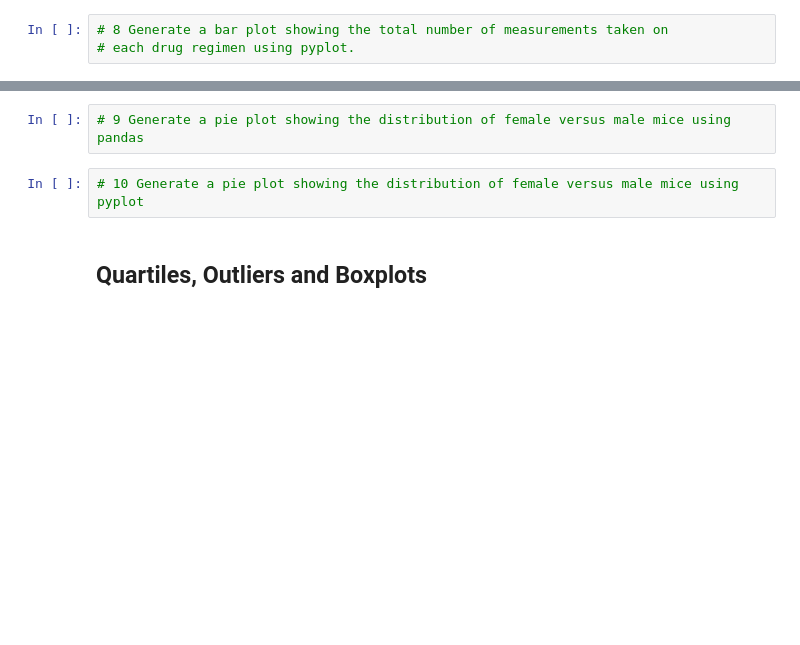
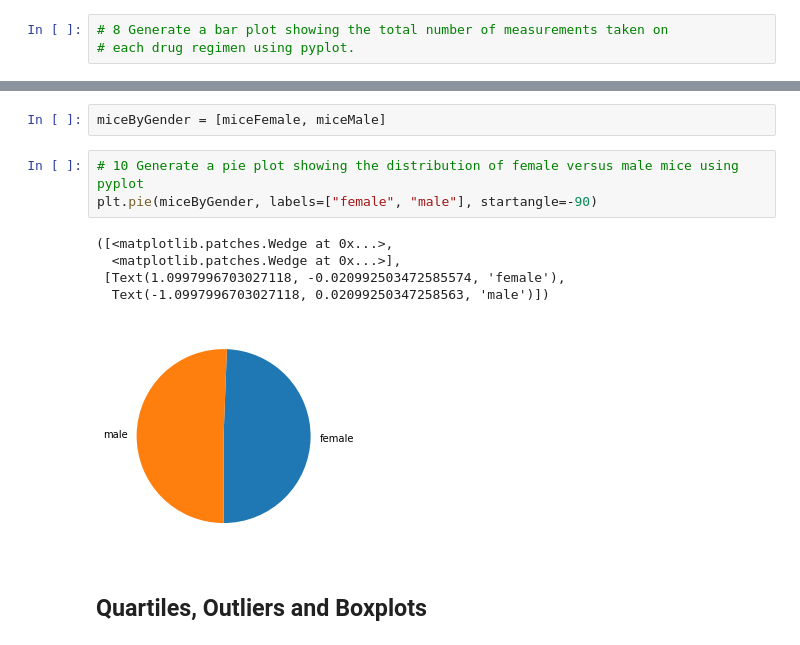
Before and after one commit to papadiscobravo/Pymeceutical-challenge-2, a Jupyter notebook: homework/assignment05/pymaceuticals_starter.ipynb, the cells around one changed output, grey strips where cells are left out. Cells and saved outputs as stored; diff of their text form; blank space fills up the shorter version.

```diff
--- a/homework/assignment05/pymaceuticals_starter.ipynb
+++ b/homework/assignment05/pymaceuticals_starter.ipynb
@@ -357,7 +379,14 @@ TypeError: scatter() missing 1 required positional argument: 'y'
+# %%
+miceByGender = [miceFemale, miceMale]
 # %%
-# 9 Generate a pie plot showing the distribution of female versus male mice using pandas
+# 10 Generate a pie plot showing the distribution of female versus male mice using pyplot
+plt.pie(miceByGender, labels=["female", "male"], startangle=-90)
+# %% [output]
+([<matplotlib.patches.Wedge at 0x...>,
+  <matplotlib.patches.Wedge at 0x...>],
+ [Text(1.0997996703027118, -0.020992503472585574, 'female'),
+  Text(-1.0997996703027118, 0.02099250347258563, 'male')])
+[figure, added]
-# %%
-# 10 Generate a pie plot showing the distribution of female versus male mice using pyplot
 # %% [markdown]
 ## Quartiles, Outliers and Boxplots
 # %%
```
Also changed, not shown: parts of 14 cells of this notebook.
